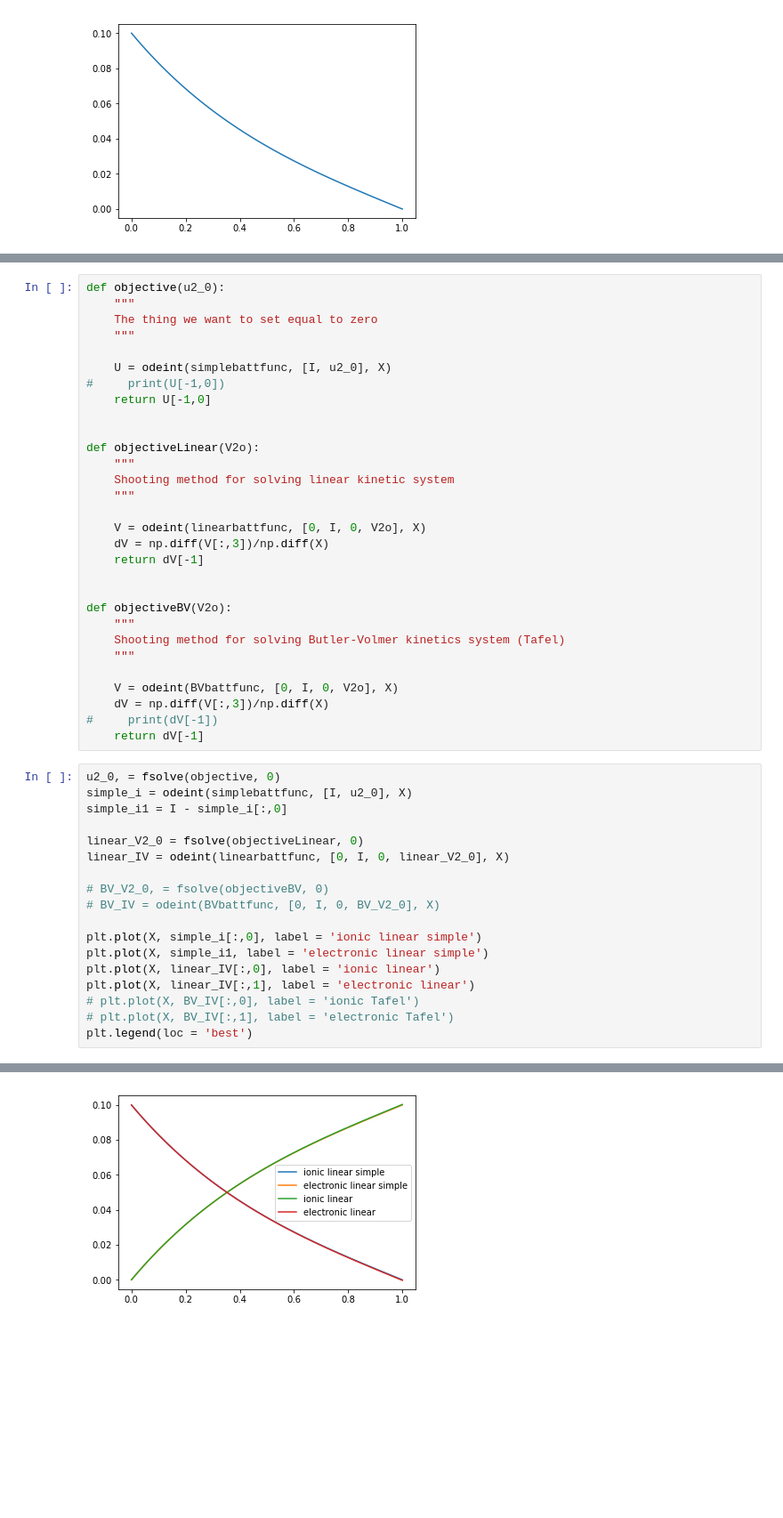
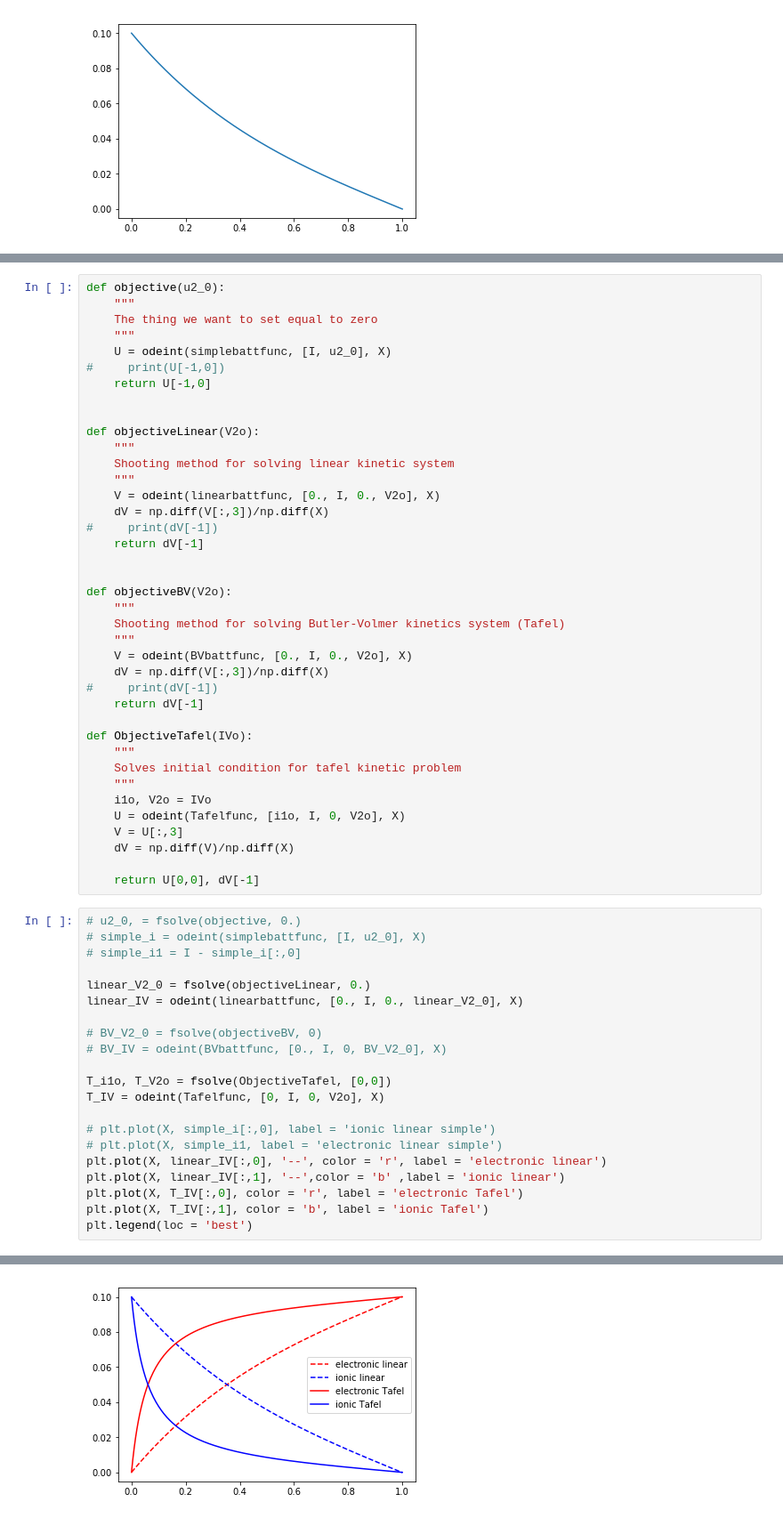
Before and after one commit to dalcox/batteries, a Jupyter notebook: Battery Modeling 1D Steady State.ipynb, the cells around one changed output, grey strips where cells are left out. Shown at 89% size. Saved outputs shown, nothing was run; the diff lists cells and outputs as text; blank space fills up the shorter version.

Commit message:
Tafel Kinetics now working
Full Butler-Volmer kinetics the next step

```diff
--- a/Battery Modeling 1D Steady State.ipynb
+++ b/Battery Modeling 1D Steady State.ipynb
@@ -62,7 +76,6 @@ def objective(u2_0):
     """
     The thing we want to set equal to zero
     """
-
     U = odeint(simplebattfunc, [I, u2_0], X)
 #     print(U[-1,0])
     return U[-1,0]
@@ -72,9 +85,9 @@ def objectiveLinear(V2o):
     """
     Shooting method for solving linear kinetic system
     """
-
-    V = odeint(linearbattfunc, [0, I, 0, V2o], X)
+    V = odeint(linearbattfunc, [0., I, 0., V2o], X)
     dV = np.diff(V[:,3])/np.diff(X)
+#     print(dV[-1])
     return dV[-1]
 
 
@@ -82,27 +95,40 @@ def objectiveBV(V2o):
     """
     Shooting method for solving Butler-Volmer kinetics system (Tafel)
     """
-
-    V = odeint(BVbattfunc, [0, I, 0, V2o], X)
+    V = odeint(BVbattfunc, [0., I, 0., V2o], X)
     dV = np.diff(V[:,3])/np.diff(X)
 #     print(dV[-1])
     return dV[-1]
+
+def ObjectiveTafel(IVo):
+    """
+    Solves initial condition for tafel kinetic problem
+    """
+    i1o, V2o = IVo
+    U = odeint(Tafelfunc, [i1o, I, 0, V2o], X)
+    V = U[:,3]
+    dV = np.diff(V)/np.diff(X)
+
+    return U[0,0], dV[-1]
 # %%
-u2_0, = fsolve(objective, 0)
-simple_i = odeint(simplebattfunc, [I, u2_0], X)
-simple_i1 = I - simple_i[:,0]
+# u2_0, = fsolve(objective, 0.)
+# simple_i = odeint(simplebattfunc, [I, u2_0], X)
+# simple_i1 = I - simple_i[:,0]
 
-linear_V2_0 = fsolve(objectiveLinear, 0)
-linear_IV = odeint(linearbattfunc, [0, I, 0, linear_V2_0], X)
+linear_V2_0 = fsolve(objectiveLinear, 0.)
+linear_IV = odeint(linearbattfunc, [0., I, 0., linear_V2_0], X)
 
-# BV_V2_0, = fsolve(objectiveBV, 0)
-# BV_IV = odeint(BVbattfunc, [0, I, 0, BV_V2_0], X)
+# BV_V2_0 = fsolve(objectiveBV, 0)
+# BV_IV = odeint(BVbattfunc, [0., I, 0, BV_V2_0], X)
 
-plt.plot(X, simple_i[:,0], label = 'ionic linear simple')
-plt.plot(X, simple_i1, label = 'electronic linear simple')
-plt.plot(X, linear_IV[:,0], label = 'ionic linear')
-plt.plot(X, linear_IV[:,1], label = 'electronic linear')
-# plt.plot(X, BV_IV[:,0], label = 'ionic Tafel')
-# plt.plot(X, BV_IV[:,1], label = 'electronic Tafel')
+T_i1o, T_V2o = fsolve(ObjectiveTafel, [0,0])
+T_IV = odeint(Tafelfunc, [0, I, 0, V2o], X)
+
+# plt.plot(X, simple_i[:,0], label = 'ionic linear simple')
+# plt.plot(X, simple_i1, label = 'electronic linear simple')
+plt.plot(X, linear_IV[:,0], '--', color = 'r', label = 'electronic linear')
+plt.plot(X, linear_IV[:,1], '--',color = 'b' ,label = 'ionic linear')
+plt.plot(X, T_IV[:,0], color = 'r', label = 'electronic Tafel')
+plt.plot(X, T_IV[:,1], color = 'b', label = 'ionic Tafel')
 plt.legend(loc = 'best')
 # %% [output]
@@ -115,2 +136,2 @@ plt.legend(loc = 'best')
 <matplotlib.legend.Legend at 0x...>
-[figure, old version]
+[figure, new version]
```
Also changed, not shown: parts of 7 cells of this notebook, 2 other files.
